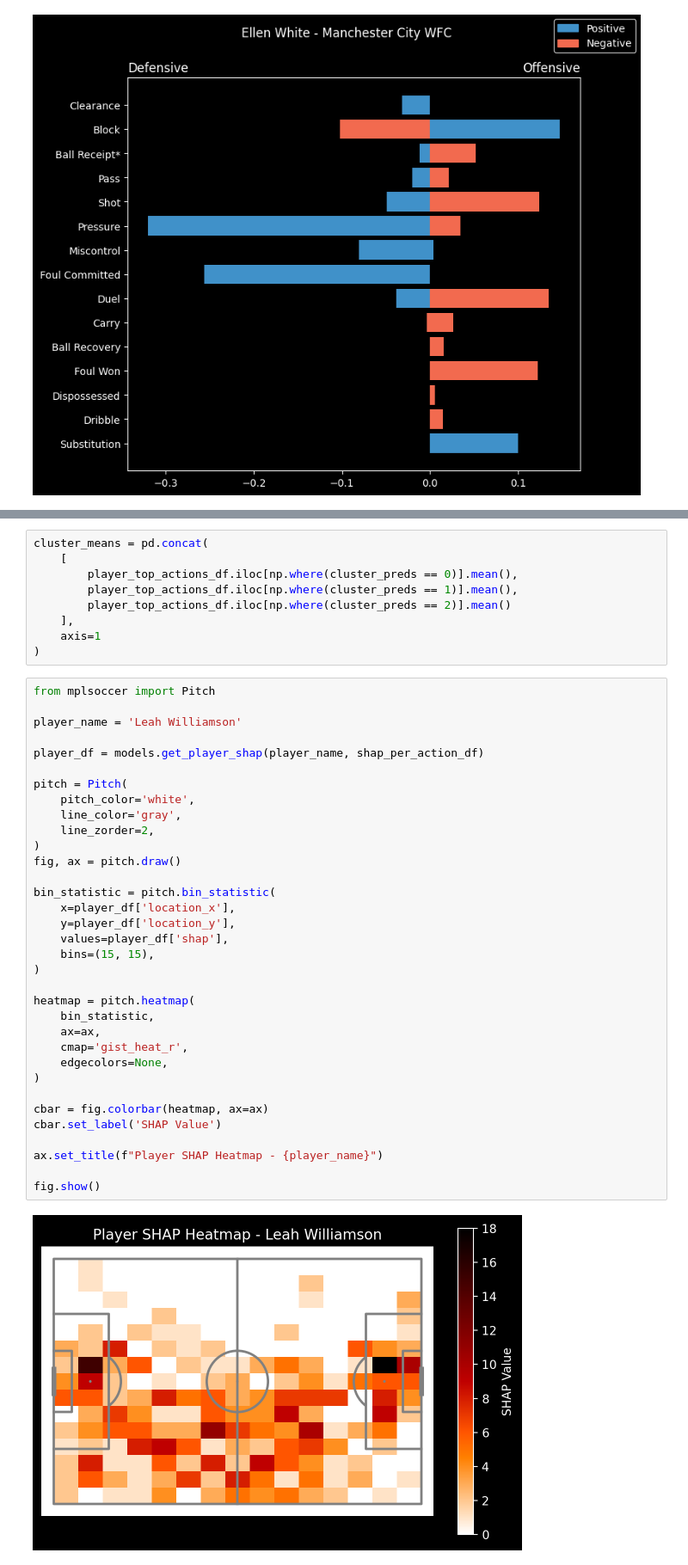
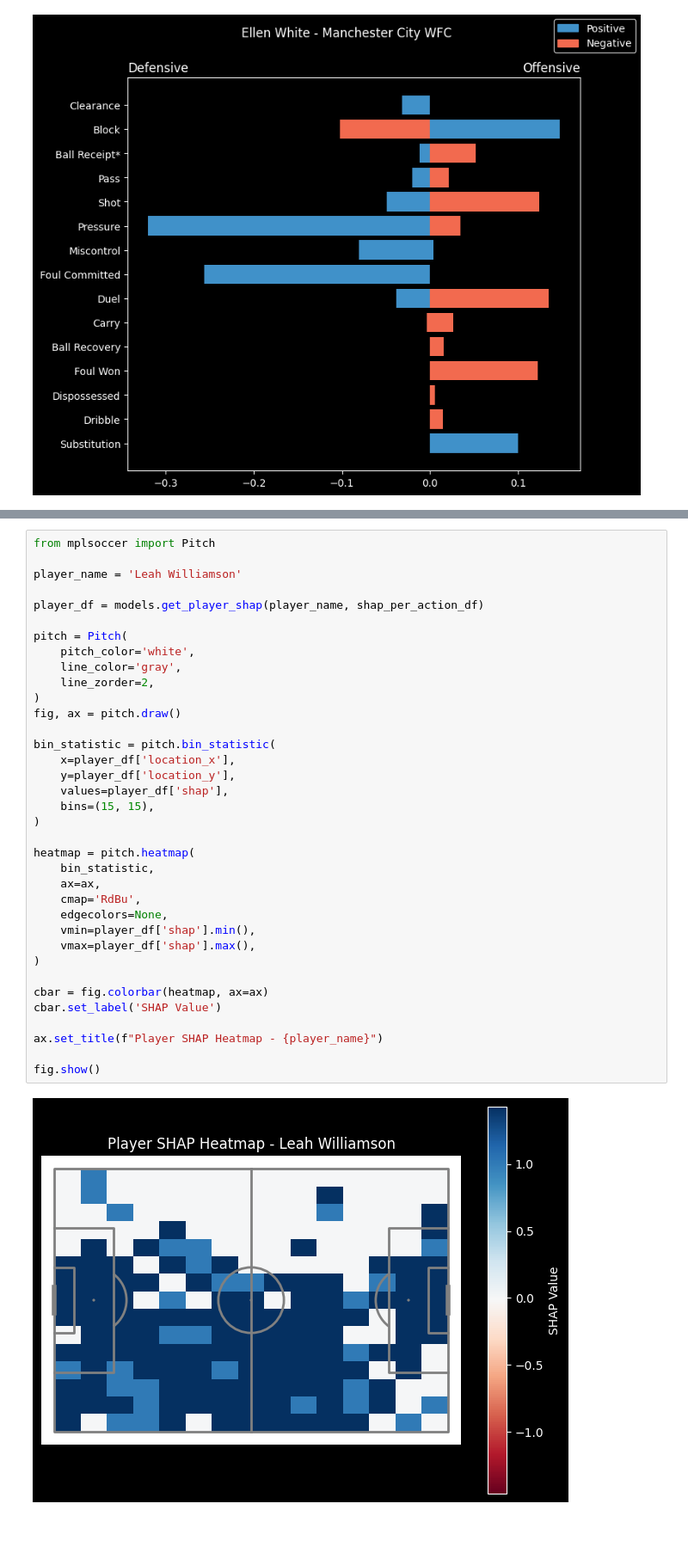
Before and after one commit to MaggieFungly/football-data-analytics, a Jupyter notebook: goal_scoring_both_teams/identifying_goal_scoring_both_teams.ipynb, the cells around one changed output, grey strips where cells are left out. Shown at 86% size. Saved outputs shown, nothing was run; the diff lists cells and outputs as text; blank space fills up the shorter version.

```diff
--- a/goal_scoring_both_teams/identifying_goal_scoring_both_teams.ipynb
+++ b/goal_scoring_both_teams/identifying_goal_scoring_both_teams.ipynb
@@ -339,12 +289,3 @@ joblib.dump(encoder, 'encoder.joblib')
-# %%
-cluster_means = pd.concat(
-    [
-        player_top_actions_df.iloc[np.where(cluster_preds == 0)].mean(),
-        player_top_actions_df.iloc[np.where(cluster_preds == 1)].mean(),
-        player_top_actions_df.iloc[np.where(cluster_preds == 2)].mean()
-    ],
-    axis=1
-)
 # %%
 from mplsoccer import Pitch
 
@@ -352,32 +293,34 @@ player_name = 'Leah Williamson'
 
 player_df = models.get_player_shap(player_name, shap_per_action_df)
 
 pitch = Pitch(
     pitch_color='white',
     line_color='gray',
     line_zorder=2,
 )
 fig, ax = pitch.draw()
 
 bin_statistic = pitch.bin_statistic(
     x=player_df['location_x'],
     y=player_df['location_y'],
     values=player_df['shap'],
     bins=(15, 15),
 )
 
 heatmap = pitch.heatmap(
     bin_statistic,
     ax=ax,
-    cmap='gist_heat_r',
+    cmap='RdBu',
     edgecolors=None,
+    vmin=player_df['shap'].min(),
+    vmax=player_df['shap'].max(),
 )
 
 cbar = fig.colorbar(heatmap, ax=ax)
 cbar.set_label('SHAP Value')
 
 ax.set_title(f"Player SHAP Heatmap - {player_name}")
 
 fig.show()
 # %% [output]
-[figure, old version]
+[figure, new version]
```
Also changed, not shown: parts of 3 cells of this notebook, 22 other files.
